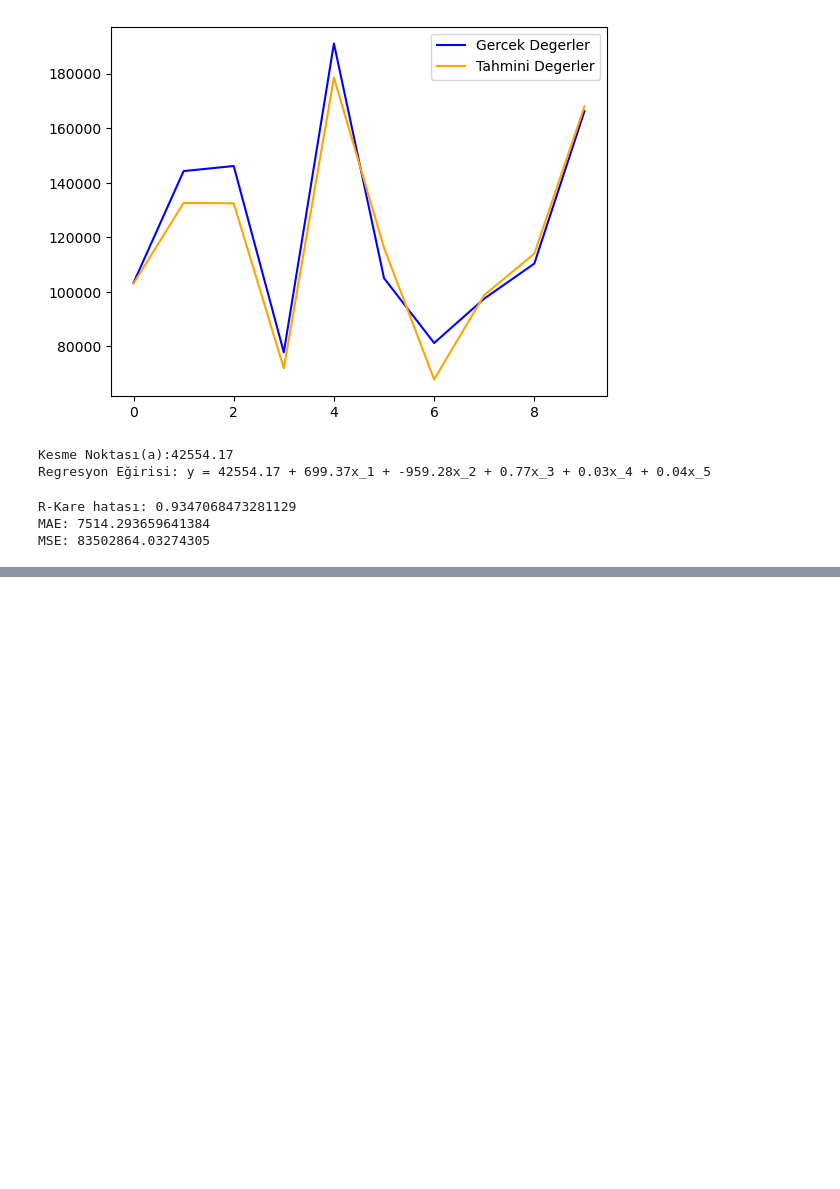
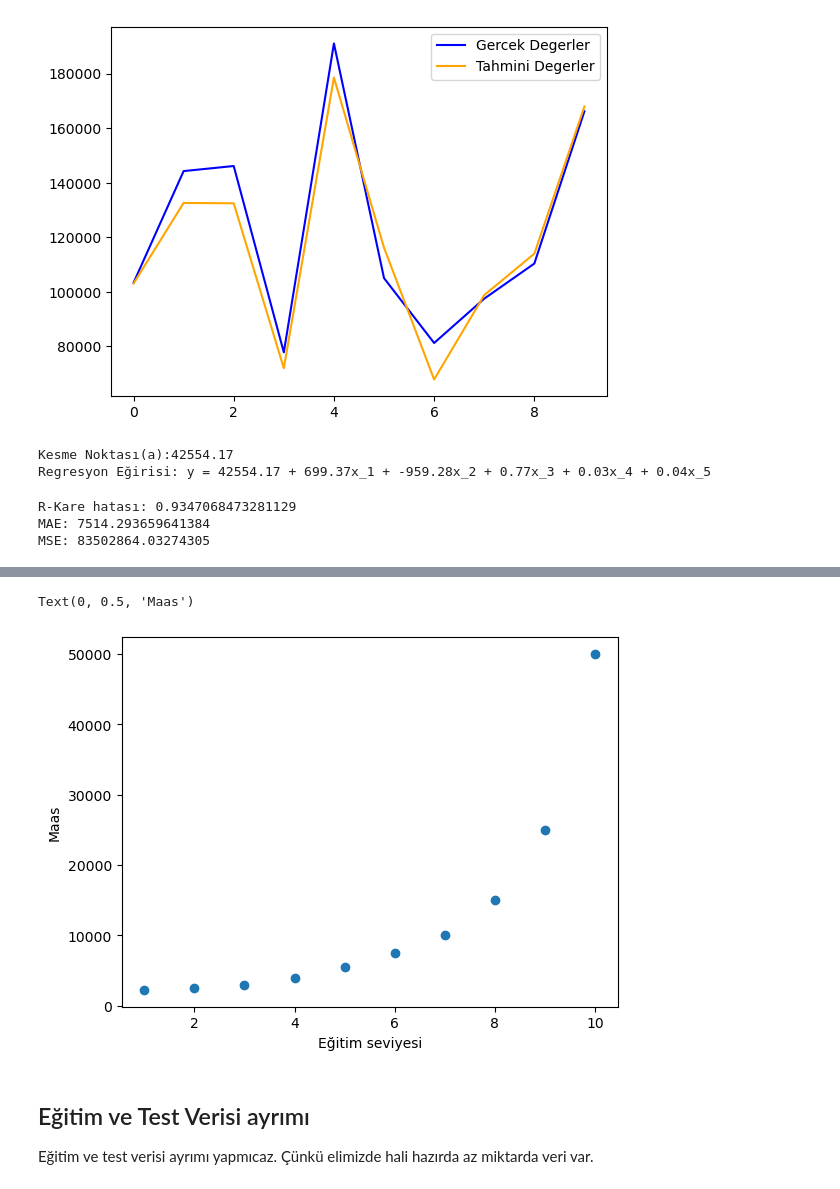
Before and after one commit to muhammedaltunisik/machineLearning-algorithms, a Jupyter notebook: Linear-Regression-Sklearn.ipynb, the cells around one changed output, grey strips where cells are left out. Cells and saved outputs as stored; diff of their text form; code cells hidden in the pictures; blank space fills up the shorter version.

```diff
--- a/Linear-Regression-Sklearn.ipynb
+++ b/Linear-Regression-Sklearn.ipynb
@@ -340,0 +377,4 @@ MSE: 83502864.03274305
+# %%
+# Burada ki veriler uydurmadır.
+
+dataset = pd.read_csv('Dataset/maas.csv')
@@ -340,0 +401,7 @@ MSE: 83502864.03274305
+# %%
+plt.scatter(dataset.iloc[:,1], dataset.iloc[:,2])
+plt.xlabel('Eğitim seviyesi')
+plt.ylabel('Maas')
+# %% [output]
+Text(0, 0.5, 'Maas')
+[figure, added]
@@ -340,0 +413,4 @@ MSE: 83502864.03274305
+# %% [markdown]
+## Eğitim ve Test Verisi ayrımı
+
+Eğitim ve test verisi ayrımı yapmıcaz. Çünkü elimizde hali hazırda az miktarda veri var.
```
Also changed, not shown: parts of 17 cells of this notebook, 2 other files.
